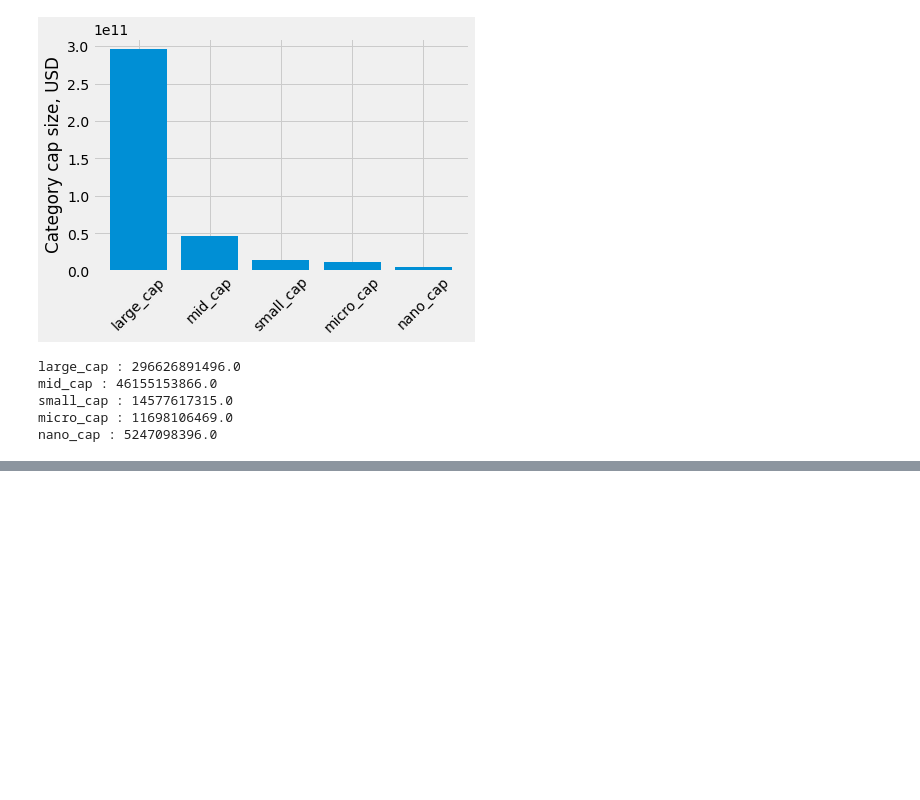
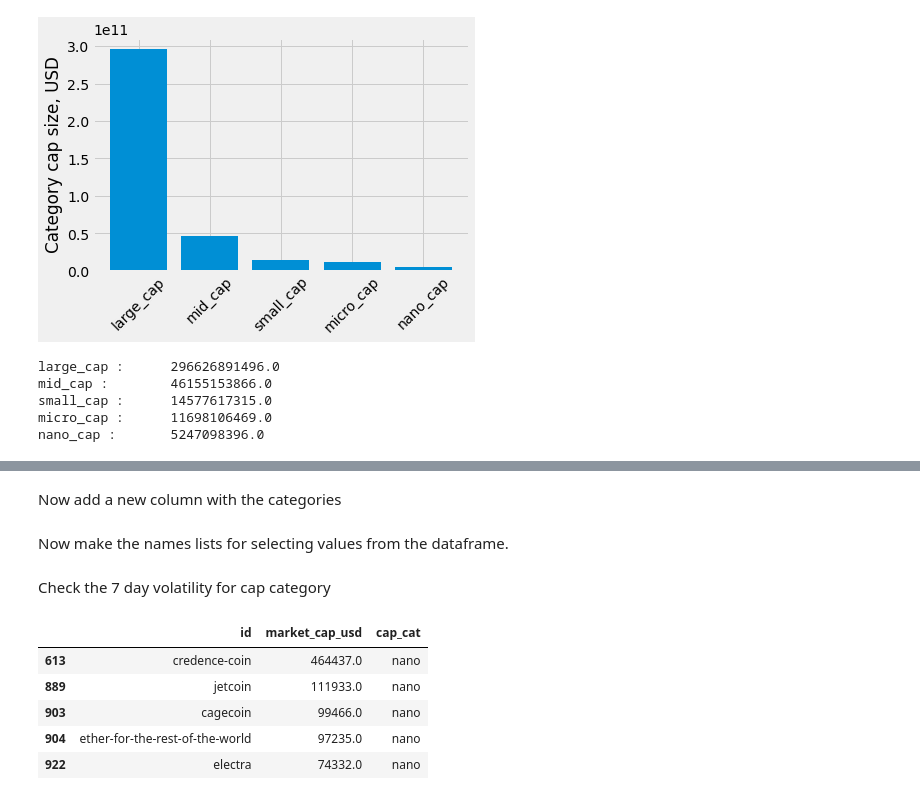
Before and after one commit to SebastienFauque/Seb-data-journey, a Jupyter notebook: Exploring the Bitcoin Cryptocurrency Market/Bitcoin.ipynb, the cells around one changed output, grey strips where cells are left out. Cells and saved outputs as stored; diff of their text form; code cells hidden in the pictures; blank space fills up the shorter version.

```diff
--- a/Exploring the Bitcoin Cryptocurrency Market/Bitcoin.ipynb
+++ b/Exploring the Bitcoin Cryptocurrency Market/Bitcoin.ipynb
@@ -354,0 +375,2 @@ nano_cap : 5247098396.0
+# %% [markdown]
+Now add a new column with the categories
@@ -354,0 +394,2 @@ nano_cap : 5247098396.0
+# %% [markdown]
+Now make the names lists for selecting values from the dataframe.
@@ -354,0 +410,11 @@ nano_cap : 5247098396.0
+# %% [markdown]
+Check the 7 day volatility for cap category
+# %%
+data10[data10['id'].isin(list_vol_7d_min)]
+# %% [output]
+|  | id | market_cap_usd | cap_cat |
+| 613 | credence-coin | 464437.0 | nano |
+| 889 | jetcoin | 111933.0 | nano |
+| 903 | cagecoin | 99466.0 | nano |
+| 904 | ether-for-the-rest-of-the-world | 97235.0 | nano |
+| 922 | electra | 74332.0 | nano |
```
Also changed, not shown: parts of 25 cells of this notebook.
